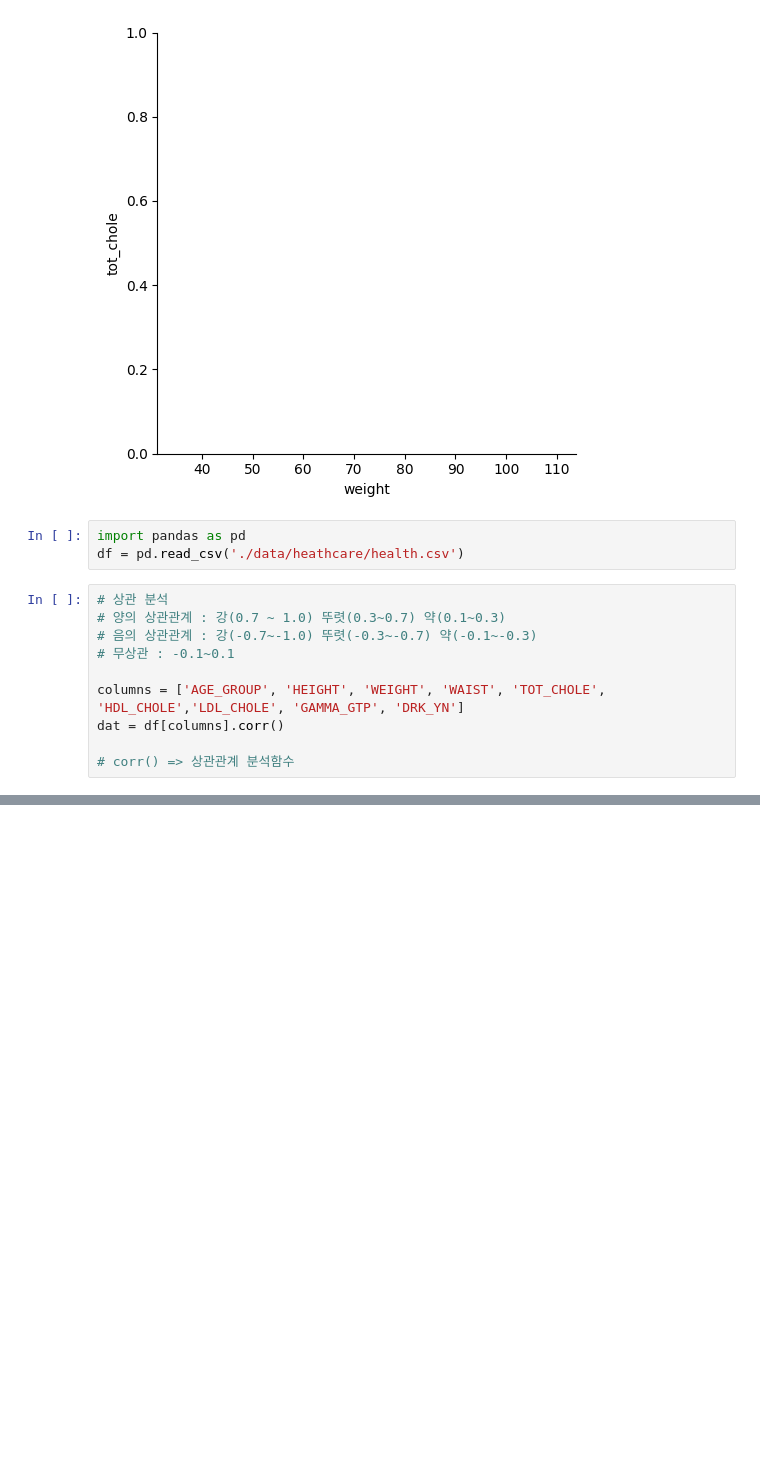
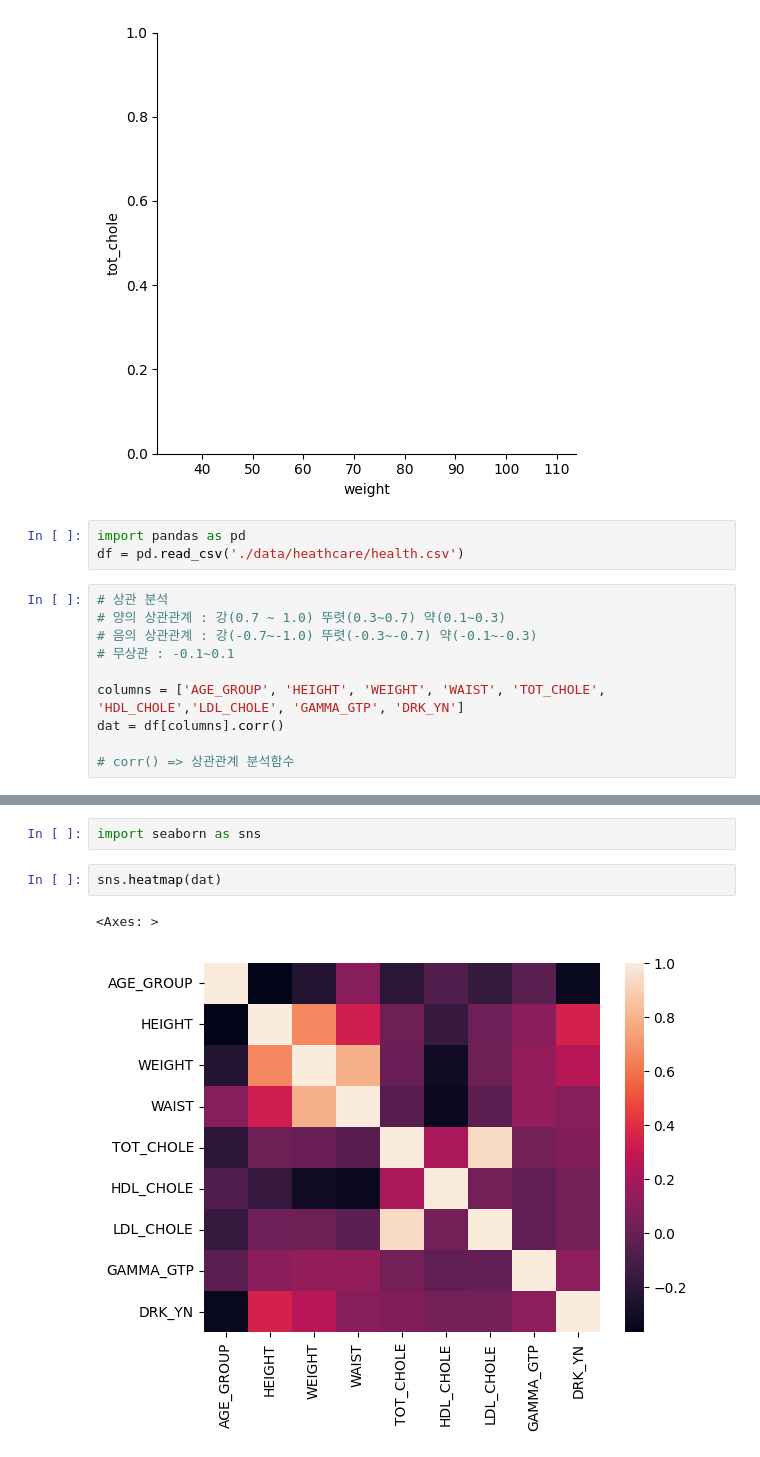
Before and after one commit to layla-focalors/AColab_Github_data_processing, a Jupyter notebook: HealthCare_Anayize.ipynb, the cells around one changed output, grey strips where cells are left out. Drawn from its saved outputs; the diff is of its cells as text; blank space fills up the shorter version.

Commit message:
add heatmap chart

```diff
--- a/HealthCare_Anayize.ipynb
+++ b/HealthCare_Anayize.ipynb
@@ -987,0 +1002,7 @@ dat
+# %%
+import seaborn as sns
+# %%
+sns.heatmap(dat)
+# %% [output]
+<Axes: >
+[figure, added]
```
Also changed, not shown: parts of 3 cells of this notebook.
